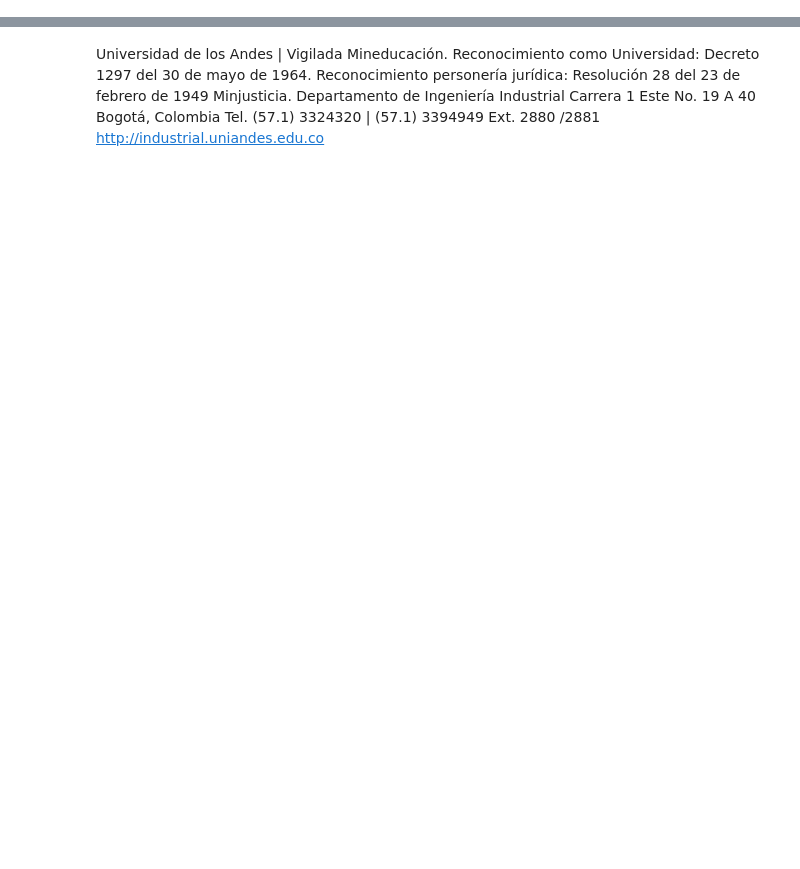
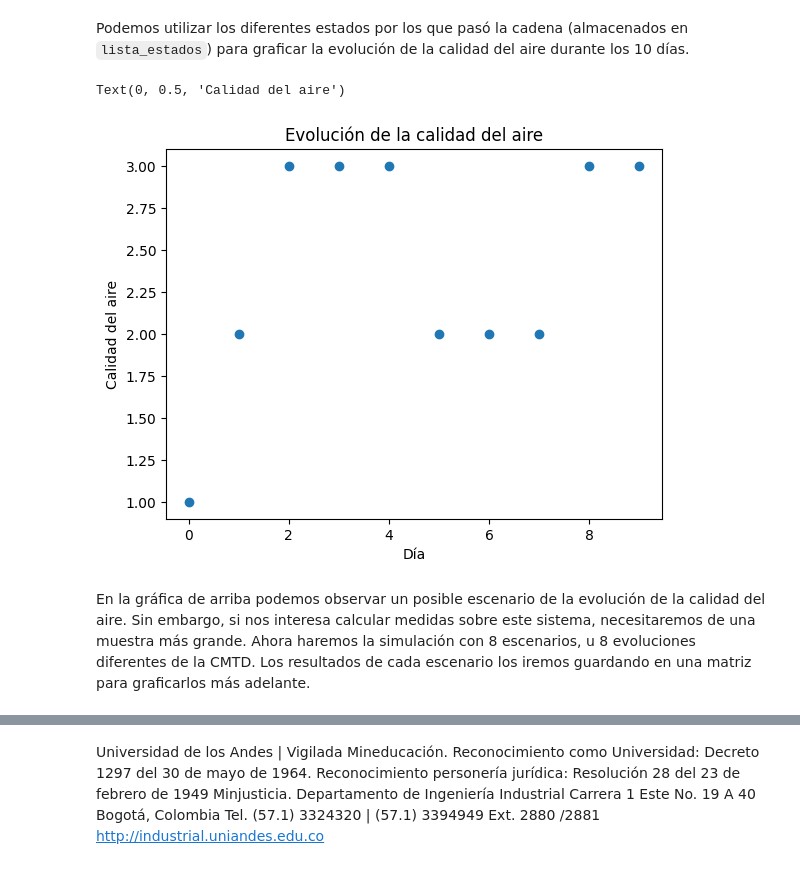
Before and after one commit to modelos-inst/LibroModProb, a Jupyter notebook: content/complementarias/Complementaria9.ipynb, the cells around one changed output, grey strips where cells are left out. Saved outputs shown, nothing was run; the diff lists cells and outputs as text; code cells hidden in the pictures; blank space fills up the shorter version.

```diff
--- a/content/complementarias/Complementaria9.ipynb
+++ b/content/complementarias/Complementaria9.ipynb
@@ -237,0 +31,15 @@ Así, estamos listos para implementar.
+# %%
+import numpy as np
+import pandas as pd
+
+# Definir la matriz con probabilidades de transición a un paso (P)
+estados = [1, 2, 3]
+
+P = np.array([[0.5, 0.3, 0.2],
+              [0.3, 0.4, 0.3],
+              [0.2, 0.3, 0.5]])
+
+# Crear un DataFrame para asignar nombres a las filas y columnas
+P = pd.DataFrame(P, index=estados, columns=estados)
+
+P
@@ -237,0 +80,34 @@ Así, estamos listos para implementar.
+# %%
+# Días de evolución
+dias = 10
+
+# Fijar la semilla para números aleatorios
+np.random.seed(0)
+
+# Definir el estado inicial
+estado = 1
+
+# Inicializar lista que contiene la calidad del aire en cada día
+lista_estados = []
+
+# Simular 10 días de evolución de la calidad del aire
+for i in range(1, dias+1):
+    # Guardar estado actual en la lista de estados
+    lista_estados.append(estado)
+
+    # Obtener estado futuro
+    estado = np.random.choice(estados, p=P[estado])
+# %% [markdown]
+Podemos utilizar los diferentes estados por los que pasó la cadena (almacenados en `lista_estados`) para graficar la evolución de la calidad del aire durante los 10 días.
+# %%
+import matplotlib.pyplot as plt
+
+plt.plot(lista_estados,'o')
+plt.title("Evolución de la calidad del aire")
+plt.xlabel("Día")
+plt.ylabel("Calidad del aire")
+# %% [output]
+Text(0, 0.5, 'Calidad del aire')
+[figure, added]
+# %% [markdown]
+En la gráfica de arriba podemos observar un posible escenario de la evolución de la calidad del aire. Sin embargo, si nos interesa calcular medidas sobre este sistema, necesitaremos de una muestra más grande. Ahora haremos la simulación con 8 escenarios, u 8 evoluciones diferentes de la CMTD. Los resultados de cada escenario los iremos guardando en una matriz para graficarlos más adelante.
```
Also changed, not shown: parts of 78 cells of this notebook, 35 other files.
